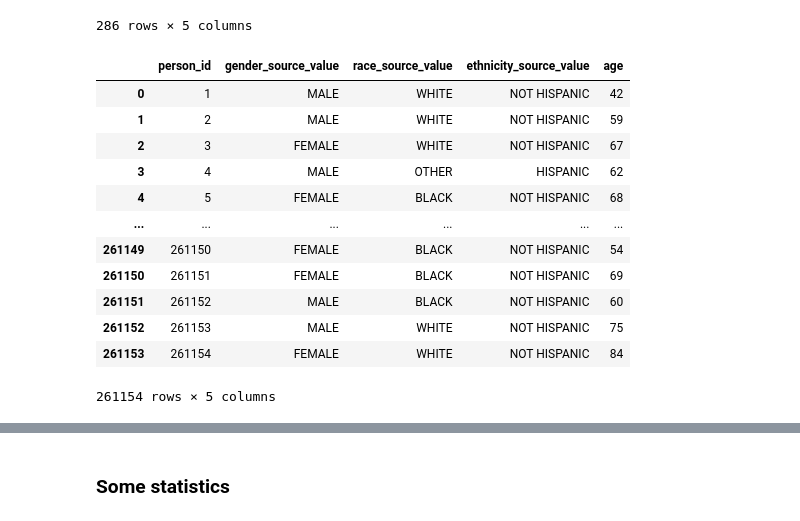
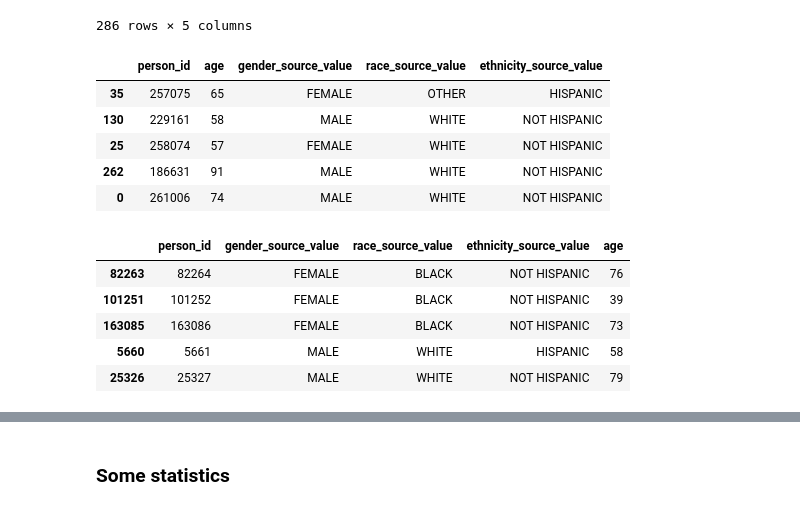
Before and after one commit to rdiazrincon/motor_fluctuations_pd, a Jupyter notebook: motor_fluctuations_pd.ipynb, the cells around one changed output, grey strips where cells are left out. Cells and saved outputs as stored; diff of their text form; code cells hidden in the pictures.

```diff
--- a/motor_fluctuations_pd.ipynb
+++ b/motor_fluctuations_pd.ipynb
@@ -752,19 +797,21 @@ demographics
 | 284 | 175744 | 90 | MALE | WHITE | NOT HISPANIC |
 | 285 | 175605 | 88 | MALE | OTHER | HISPANIC |
 286 rows × 5 columns
+# %%
+demographics.sample(5)
+# %% [output]
+|  | person_id | age | gender_source_value | race_source_value | ethnicity_source_value |
+| 35 | 257075 | 65 | FEMALE | OTHER | HISPANIC |
+| 130 | 229161 | 58 | MALE | WHITE | NOT HISPANIC |
+| 25 | 258074 | 57 | FEMALE | WHITE | NOT HISPANIC |
+| 262 | 186631 | 91 | MALE | WHITE | NOT HISPANIC |
+| 0 | 261006 | 74 | MALE | WHITE | NOT HISPANIC |
 # %%
-demographics_all
+demographics_all.sample(5)
 # %% [output]
 |  | person_id | gender_source_value | race_source_value | ethnicity_source_value | age |
-| 0 | 1 | MALE | WHITE | NOT HISPANIC | 42 |
-| 1 | 2 | MALE | WHITE | NOT HISPANIC | 59 |
-| 2 | 3 | FEMALE | WHITE | NOT HISPANIC | 67 |
-| 3 | 4 | MALE | OTHER | HISPANIC | 62 |
-| 4 | 5 | FEMALE | BLACK | NOT HISPANIC | 68 |
-| ... | ... | ... | ... | ... | ... |
-| 261149 | 261150 | FEMALE | BLACK | NOT HISPANIC | 54 |
-| 261150 | 261151 | FEMALE | BLACK | NOT HISPANIC | 69 |
-| 261151 | 261152 | MALE | BLACK | NOT HISPANIC | 60 |
-| 261152 | 261153 | MALE | WHITE | NOT HISPANIC | 75 |
-| 261153 | 261154 | FEMALE | WHITE | NOT HISPANIC | 84 |
+| 82263 | 82264 | FEMALE | BLACK | NOT HISPANIC | 76 |
+| 101251 | 101252 | FEMALE | BLACK | NOT HISPANIC | 39 |
+| 163085 | 163086 | FEMALE | BLACK | NOT HISPANIC | 73 |
+| 5660 | 5661 | MALE | WHITE | HISPANIC | 58 |
+| 25326 | 25327 | MALE | WHITE | NOT HISPANIC | 79 |
-261154 rows × 5 columns
```
Also changed, not shown: parts of 57 cells of this notebook.
